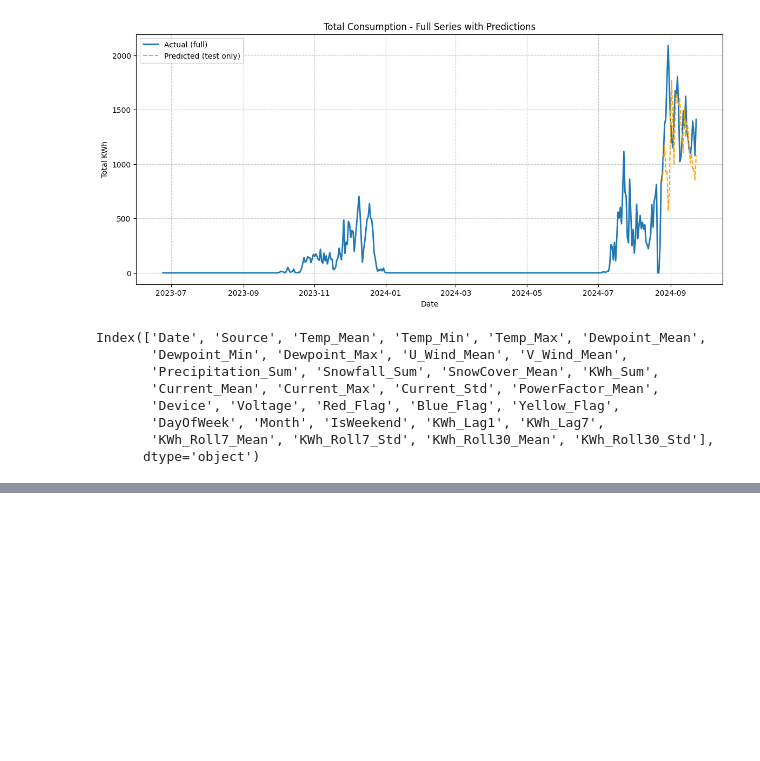
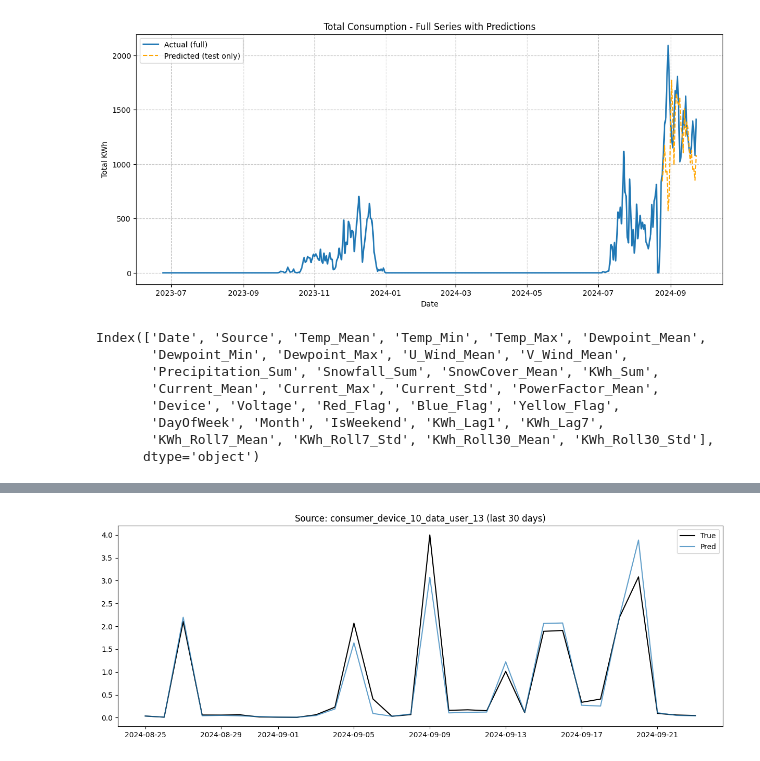
Before and after one commit to PKuntze/Watts_UP-Hydropower_Climate_Optimisation, a Jupyter notebook: Flor_EDA2.ipynb, the cells around one changed output, grey strips where cells are left out. Cells and saved outputs as stored; diff of their text form; code cells hidden in the pictures; blank space fills up the shorter version.

```diff
--- a/Flor_EDA2.ipynb
+++ b/Flor_EDA2.ipynb
@@ -529,0 +683,23 @@ Index(['Date', 'Source', 'Temp_Mean', 'Temp_Min', 'Temp_Max', 'Dewpoint_Mean',
+# %%
+# Wrap predictions into pandas Series aligned with test_df
+y_test_series = pd.Series(y_test.values, index=test_df.index)
+y_pred_series = pd.Series(y_reg_pred, index=test_df.index)
+
+def plot_source_predictions_last_month(df, y_true, y_pred, source_id, days=30):
+    df_plot = df[df["Source"] == source_id].copy()
+    df_plot = df_plot.tail(days).copy()  # <-- last N days
+    df_plot["y_true"] = y_true.loc[df_plot.index]
+    df_plot["y_pred"] = y_pred.loc[df_plot.index]
+
+    plt.figure(figsize=(15,5))
+    plt.plot(df_plot["Date"], df_plot["y_true"], label="True", color="black")
+    plt.plot(df_plot["Date"], df_plot["y_pred"], label="Pred", alpha=0.7)
+    plt.title(f"Source: {source_id} (last {days} days)")
+    plt.legend()
+    plt.show()
+
+# Example: plot last month for one source
+plot_source_predictions_last_month(test_df, y_test_series, y_pred_series,
+                                   source_id="consumer_device_10_data_user_13", days=30)
+# %% [output]
+[figure, added]
```
Also changed, not shown: parts of 16 cells of this notebook.
